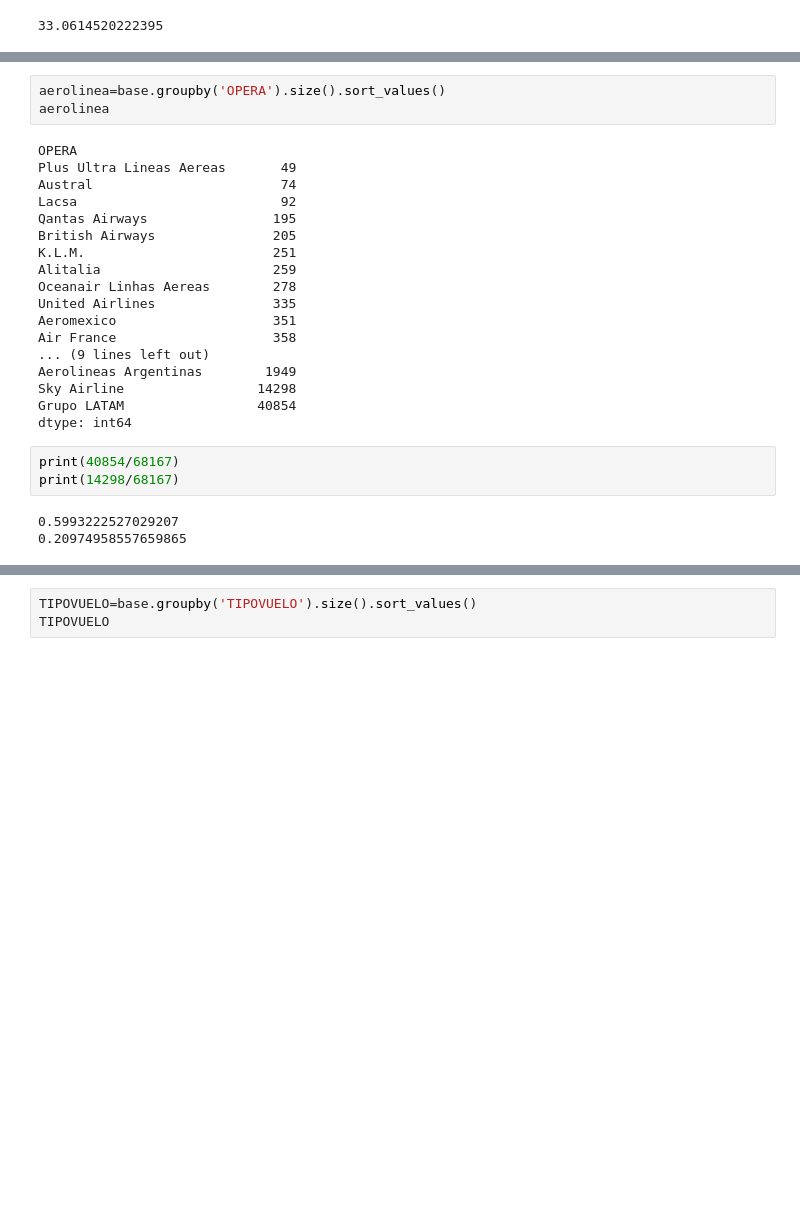
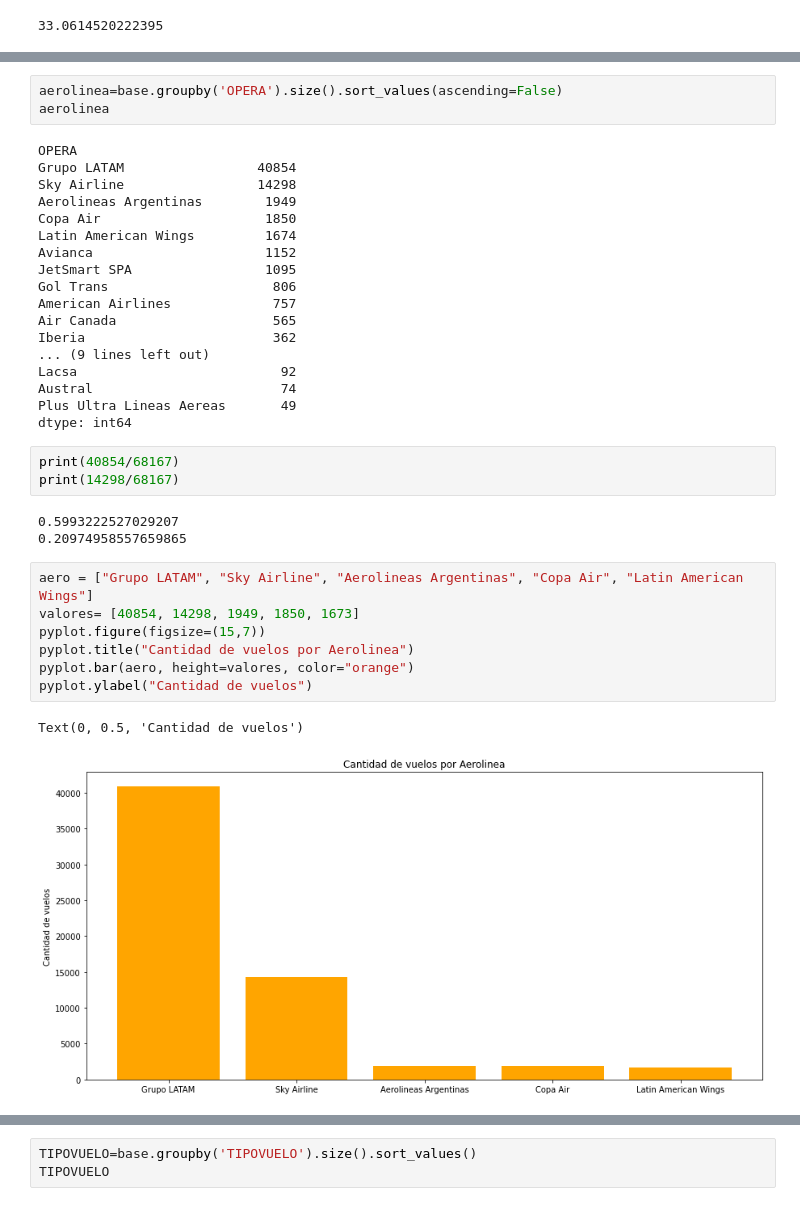
Before and after one commit to Danilo22m/Prueba-LATAM, a Jupyter notebook: solution.ipynb, the cells around one changed output, grey strips where cells are left out. Drawn from its saved outputs; the diff is of its cells as text; blank space fills up the shorter version.

```diff
--- a/solution.ipynb
+++ b/solution.ipynb
@@ -105,23 +147,23 @@ Se osberva que la mayor cantidad de vuelos tienen como destino Buenos Aires, Ant
 # %%
-aerolinea=base.groupby('OPERA').size().sort_values()
+aerolinea=base.groupby('OPERA').size().sort_values(ascending=False)
 aerolinea
 # %% [output]
 OPERA
+Grupo LATAM                 40854
+Sky Airline                 14298
+Aerolineas Argentinas        1949
+Copa Air                     1850
+Latin American Wings         1674
+Avianca                      1152
+JetSmart SPA                 1095
+Gol Trans                     806
+American Airlines             757
+Air Canada                    565
+Iberia                        362
+... (9 lines left out)
+Lacsa                          92
+Austral                        74
 Plus Ultra Lineas Aereas       49
-Austral                        74
-Lacsa                          92
-Qantas Airways                195
-British Airways               205
-K.L.M.                        251
-Alitalia                      259
-Oceanair Linhas Aereas        278
-United Airlines               335
-Aeromexico                    351
-Air France                    358
-... (9 lines left out)
-Aerolineas Argentinas        1949
-Sky Airline                 14298
-Grupo LATAM                 40854
 dtype: int64
 # %%
 print(40854/68167)
@@ -129,4 +171,14 @@ print(14298/68167)
 # %% [output]
 0.5993222527029207
 0.20974958557659865
+# %%
+aero = ["Grupo LATAM", "Sky Airline", "Aerolineas Argentinas", "Copa Air", "Latin American Wings"]
+valores= [40854, 14298, 1949, 1850, 1673]
+pyplot.figure(figsize=(15,7))
+pyplot.title("Cantidad de vuelos por Aerolinea")
+pyplot.bar(aero, height=valores, color="orange")
+pyplot.ylabel("Cantidad de vuelos")
+# %% [output]
+Text(0, 0.5, 'Cantidad de vuelos')
+[figure, added]
 # %% [markdown]
```
Also changed, not shown: parts of 55 cells of this notebook.
